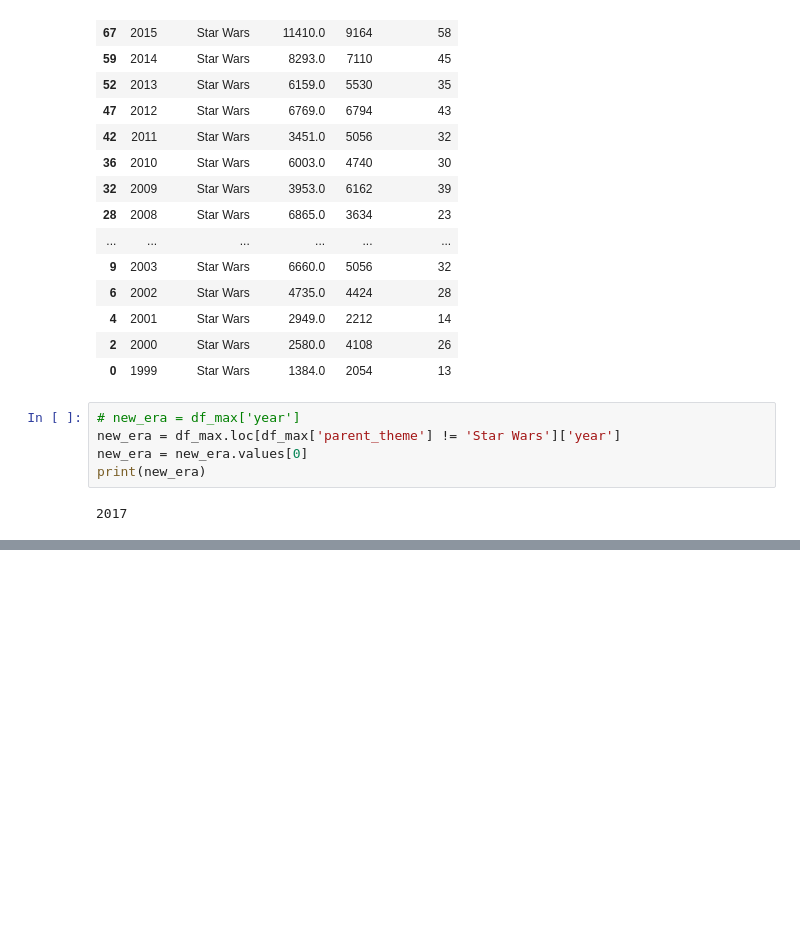
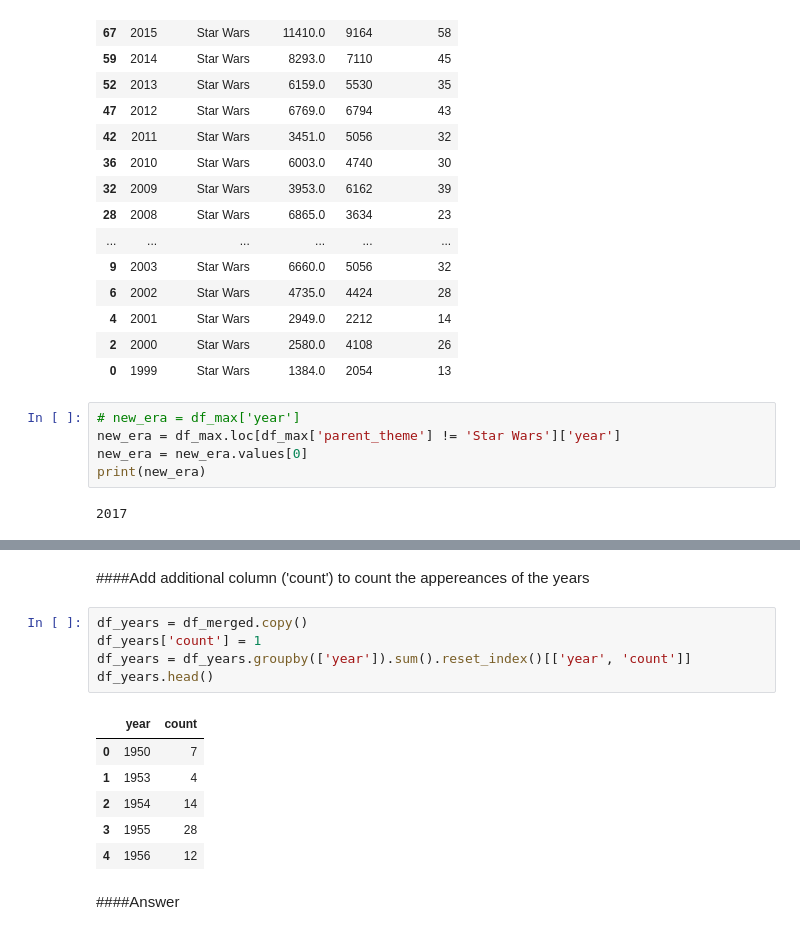
Before and after one commit to leadeeerq/Projects, a Jupyter notebook: LEGO.ipynb, the cells around one changed output, grey strips where cells are left out. Saved outputs shown, nothing was run; the diff lists cells and outputs as text; blank space fills up the shorter version.

```diff
--- a/LEGO.ipynb
+++ b/LEGO.ipynb
@@ -171,0 +183,16 @@ print(new_era)
+# %% [markdown]
+####Add additional column ('count') to count the appereances of the years
+# %%
+df_years = df_merged.copy()
+df_years['count'] = 1
+df_years = df_years.groupby(['year']).sum().reset_index()[['year', 'count']]
+df_years.head()
+# %% [output]
+|  | year | count |
+| 0 | 1950 | 7 |
+| 1 | 1953 | 4 |
+| 2 | 1954 | 14 |
+| 3 | 1955 | 28 |
+| 4 | 1956 | 12 |
+# %% [markdown]
+####Answer
```
Also changed, not shown: parts of 12 cells of this notebook.
